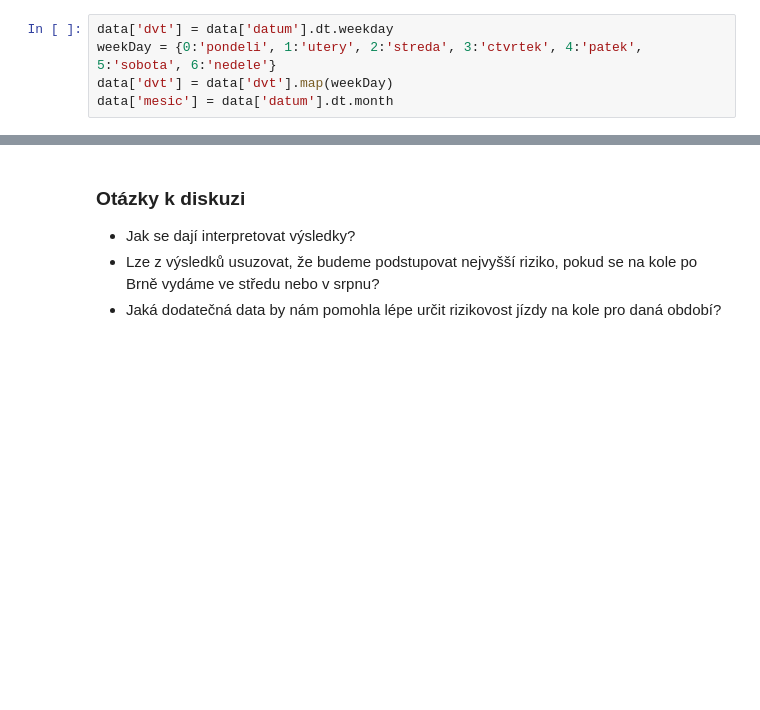
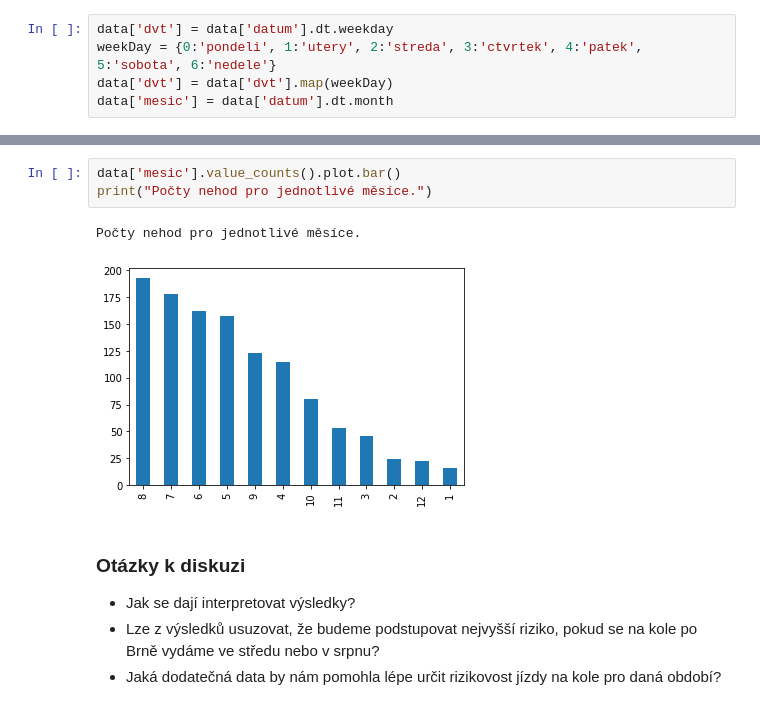
Before and after one commit to mlcollege/ai-academy, a Jupyter notebook: 05-Zaklady-datove-analyzy/Nehody_cyklistu-zadani.ipynb, the cells around one changed output, grey strips where cells are left out. Drawn from its saved outputs; the diff is of its cells as text; blank space fills up the shorter version.

```diff
--- a/05-Zaklady-datove-analyzy/Nehody_cyklistu-zadani.ipynb
+++ b/05-Zaklady-datove-analyzy/Nehody_cyklistu-zadani.ipynb
@@ -91,3 +82,9 @@ Počty nehod pro jednotlivé měsíce.
+# %%
+data['mesic'].value_counts().plot.bar()
+print("Počty nehod pro jednotlivé měsíce.")
+# %% [output]
+Počty nehod pro jednotlivé měsíce.
+[figure, added]
 # %% [markdown]
 ### Otázky k diskuzi
 * Jak se dají interpretovat výsledky?
```
Also changed, not shown: parts of 10 cells of this notebook, 1 other file.
